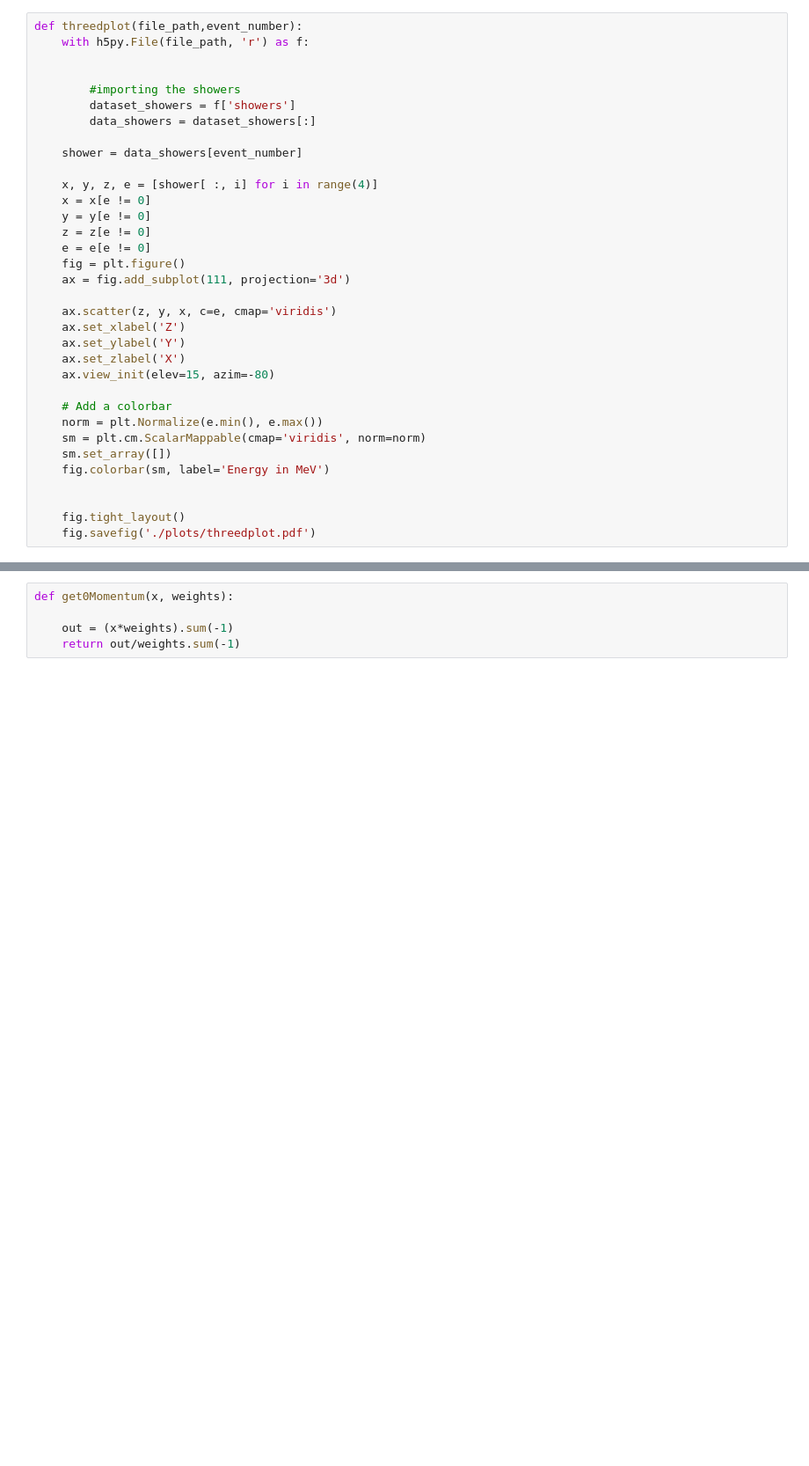
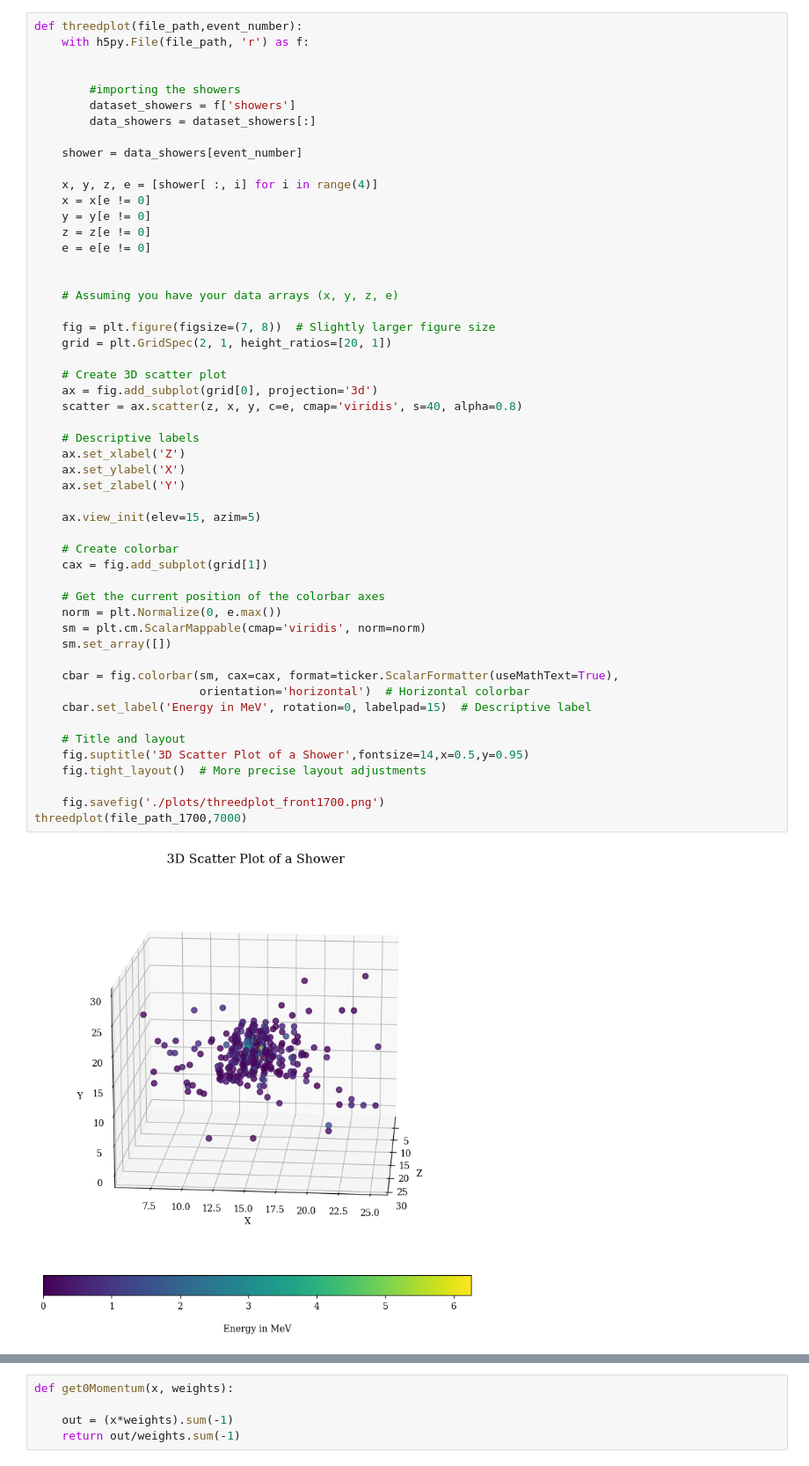
Before and after one commit to HenningRose/Shower_Visualization, a Jupyter notebook: shower_plots.ipynb, the cells around one changed output, grey strips where cells are left out. Shown: that part at 88% size. Cells and saved outputs as stored; diff of their text form; blank space fills up the shorter version.

```diff
--- a/shower_plots.ipynb
+++ b/shower_plots.ipynb
@@ -118,34 +140,54 @@ plot_shower_data(file_path_1700)
 # %%
 def threedplot(file_path,event_number):
     with h5py.File(file_path, 'r') as f:
 
 
         #importing the showers
         dataset_showers = f['showers']
         data_showers = dataset_showers[:]
 
     shower = data_showers[event_number]
 
     x, y, z, e = [shower[ :, i] for i in range(4)]
     x = x[e != 0]
     y = y[e != 0]
     z = z[e != 0]
     e = e[e != 0]
-    fig = plt.figure()
-    ax = fig.add_subplot(111, projection='3d')
 
-    ax.scatter(z, y, x, c=e, cmap='viridis')
+
+    # Assuming you have your data arrays (x, y, z, e)
+
+    fig = plt.figure(figsize=(7, 8))  # Slightly larger figure size
+    grid = plt.GridSpec(2, 1, height_ratios=[20, 1])
+
+    # Create 3D scatter plot
+    ax = fig.add_subplot(grid[0], projection='3d')
+    scatter = ax.scatter(z, x, y, c=e, cmap='viridis', s=40, alpha=0.8)
+
+    # Descriptive labels
     ax.set_xlabel('Z')
-    ax.set_ylabel('Y')
-    ax.set_zlabel('X')
-    ax.view_init(elev=15, azim=-80)
+    ax.set_ylabel('X')
+    ax.set_zlabel('Y')
 
-    # Add a colorbar
-    norm = plt.Normalize(e.min(), e.max())
+    ax.view_init(elev=15, azim=5)
+
+    # Create colorbar
+    cax = fig.add_subplot(grid[1])
+
+    # Get the current position of the colorbar axes
+    norm = plt.Normalize(0, e.max())
     sm = plt.cm.ScalarMappable(cmap='viridis', norm=norm)
     sm.set_array([])
-    fig.colorbar(sm, label='Energy in MeV')
 
+    cbar = fig.colorbar(sm, cax=cax, format=ticker.ScalarFormatter(useMathText=True),
+                        orientation='horizontal')  # Horizontal colorbar
+    cbar.set_label('Energy in MeV', rotation=0, labelpad=15)  # Descriptive label
 
-    fig.tight_layout()
-    fig.savefig('./plots/threedplot.pdf')
+    # Title and layout
+    fig.suptitle('3D Scatter Plot of a Shower',fontsize=14,x=0.5,y=0.95)
+    fig.tight_layout()  # More precise layout adjustments
+
+    fig.savefig('./plots/threedplot_front1700.png')
+threedplot(file_path_1700,7000)
+# %% [output]
+[figure, added]
```
Also changed, not shown: parts of 12 cells of this notebook.
